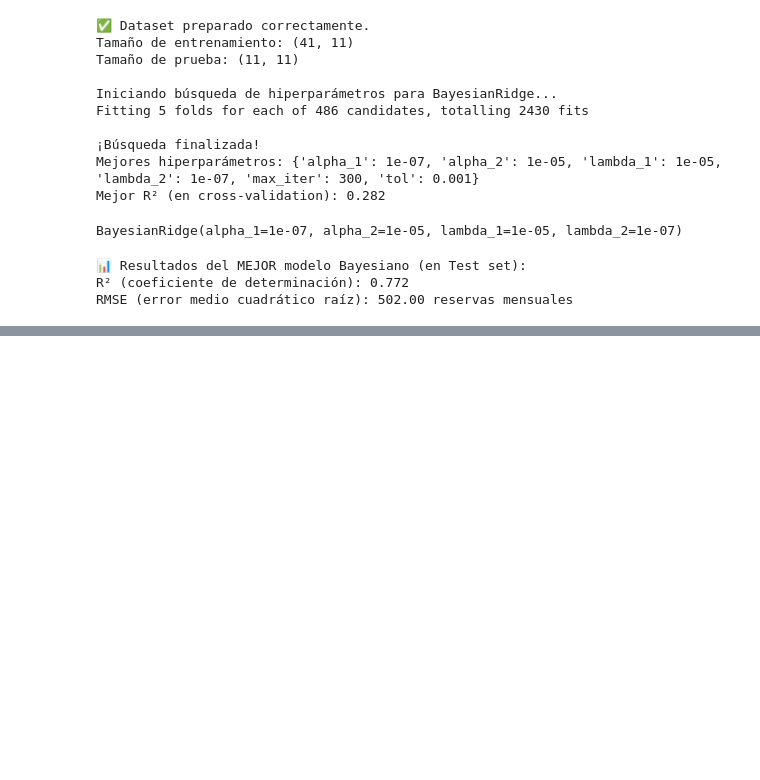
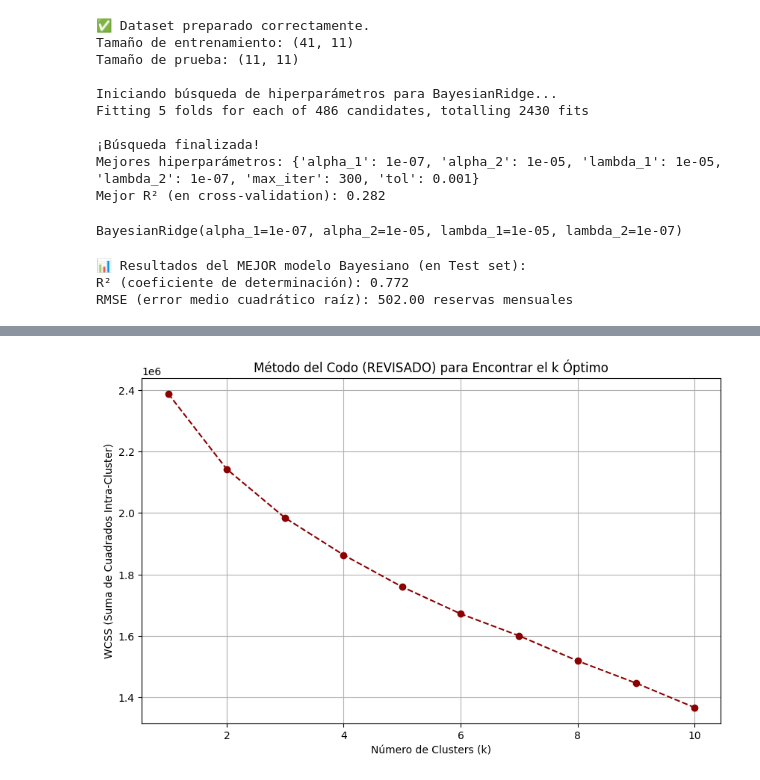
Before and after one commit to FerChaparro27/AA_hotel, a Jupyter notebook: edahotel.ipynb, the cells around one changed output, grey strips where cells are left out. Drawn from its saved outputs; the diff is of its cells as text; code cells hidden in the pictures; blank space fills up the shorter version.

Commit message:
CLUSTER Y DF_CLEAN

```diff
--- a/edahotel.ipynb
+++ b/edahotel.ipynb
@@ -1727,19 +1724,19 @@ import matplotlib.pyplot as plt
 import pandas as pd
 
 # --- 1️⃣ Cargar el dataset base ---
-df = pd.read_csv("data/hotel_bookings.csv")
+df_final = pd.read_csv("data/hotel_bookings.csv")
 
 # --- 2️⃣ Crear la columna 'ocupacion' a nivel mensual (si no existe) ---
 # Agrupamos por hotel, año y mes, contando la cantidad de reservas (ocupación mensual)
 ocup = (
-    df.groupby(["hotel", "arrival_date_year", "arrival_date_month"])
+    df_final.groupby(["hotel", "arrival_date_year", "arrival_date_month"])
       .size()
       .reset_index(name="ocupacion")
 )
 
 # Agregamos variables promedio mensuales (lead_time, adr, etc.)
 agg = (
-    df.groupby(["hotel", "arrival_date_year", "arrival_date_month"])
+    df_final.groupby(["hotel", "arrival_date_year", "arrival_date_month"])
       .agg({
           "lead_time": "mean",
           "adr": "mean",
@@ -1871,0 +1915,28 @@ RMSE (error medio cuadrático raíz): 502.00 reservas mensuales
+# %%
+from sklearn.cluster import KMeans
+import matplotlib.pyplot as plt
+from sklearn.preprocessing import StandardScaler
+
+# --- 1. Escalar los Datos (NUEVAMENTE con X_final) ---
+scaler = StandardScaler()
+X_scaled = scaler.fit_transform(X_final) # ¡Aquí usamos el X_final preprocesado!
+
+# 2. Aplicar el Método del Codo
+wcss = []
+k_range = range(1, 11)
+
+for k in k_range:
+    kmeans = KMeans(n_clusters=k, init='k-means++', random_state=42, n_init=10)
+    kmeans.fit(X_scaled)
+    wcss.append(kmeans.inertia_)
+
+# 3. Visualización del Método del Codo (Revisado)
+plt.figure(figsize=(10, 6))
+plt.plot(k_range, wcss, marker='o', linestyle='--', color='darkred')
+plt.title('Método del Codo (REVISADO) para Encontrar el k Óptimo')
+plt.xlabel('Número de Clusters (k)')
+plt.ylabel('WCSS (Suma de Cuadrados Intra-Cluster)')
+plt.grid(True)
+plt.show()
+# %% [output]
+[figure, added]
```
Also changed, not shown: parts of 12 cells of this notebook.
